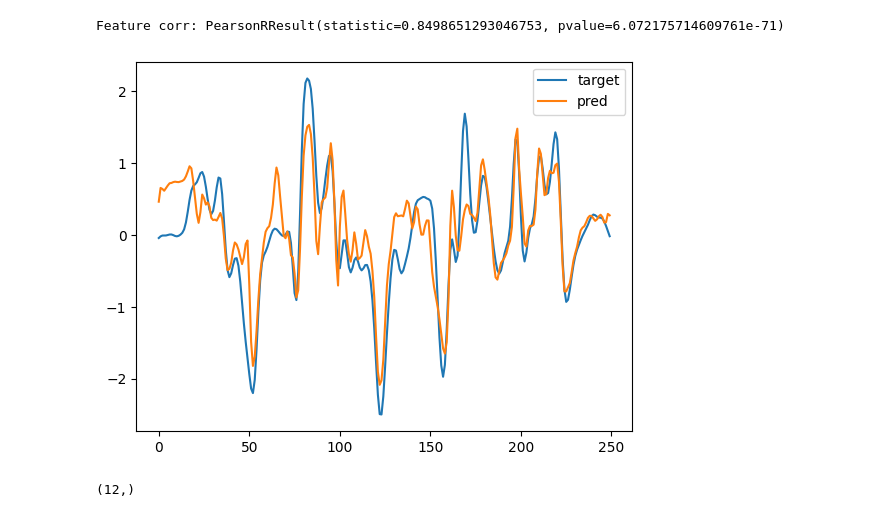
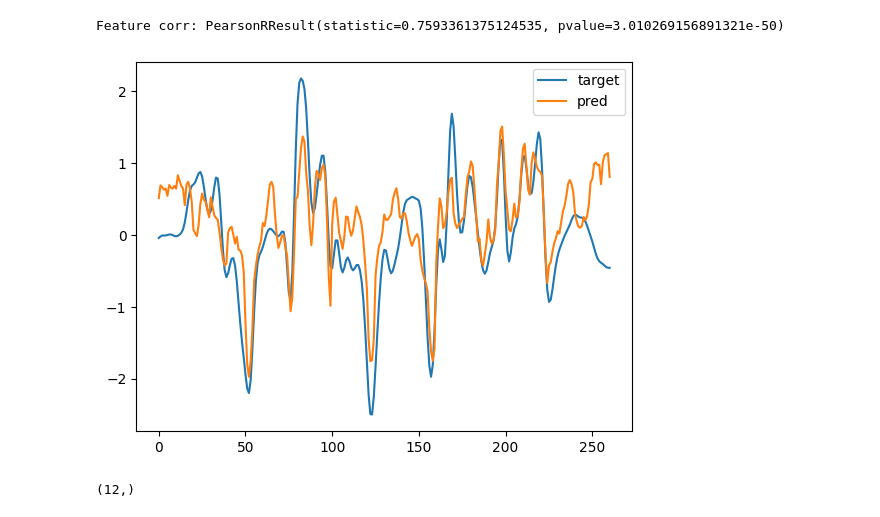
Before and after one commit to tejasprabhune/wav2avatar, a Jupyter notebook: wav2avatar/streaming/hifigan/hificar_correlations.ipynb, the cells around one changed output. Drawn from its saved outputs; the diff is of its cells as text; code cells hidden in the pictures.

```diff
--- a/wav2avatar/streaming/hifigan/hificar_correlations.ipynb
+++ b/wav2avatar/streaming/hifigan/hificar_correlations.ipynb
@@ -16 +19,14 @@ from wav2avatar.streaming.hifigan.hifigan_generator import HiFiGANGenerator
 device = 0
+# %%
+device = 0
+gen = HiFiGANGenerator(
+    in_channels=512,
+    out_channels=12,
+    ar_input=600,
+    use_tanh=False,
+    use_mlp_ar=False,
+    resblock_kernel_sizes=(3, 7, 11, 15, 19),
+    resblock_dilations=[(1, 3, 5), (1, 3, 5), (1, 3, 5), (1, 3, 5), (1, 3, 5)],
+                       ).to(device)
+
+gen.load_state_dict(torch.load('ckpts/hfcar_l1_noup_5res_noadv_90_0.84.pth')["gen_state_dict"])
@@ -117,0 +162,18 @@ true_ema = true_ema[:len(pred_ema)]
+# %%
+audio_file = "../../inversion/wav/mngu0_s1_1165.wav"
+ema_file = "../../inversion/ema/mngu0_s1_1165_gt.npy"
+
+audio, sr = torchaudio.load("../../inversion/wav/mngu0_s1_1165.wav")
+#audio, sr = torchaudio.load(audio_file)
+audio = torchaudio.functional.resample(
+    audio, orig_freq=sr, new_freq=16000
+)[0].unsqueeze(0)
+#audio = torch.concatenate([audio, audio], dim=1)
+#print(audio.shape)
+true_ema = np.load("../../inversion/ema/mngu0_s1_1165_gt.npy")
+true_ema = EMADataset.downsample_by_mean(true_ema, int(200 / 50))
+true_ema = EMADataset.butter_bandpass_filter(true_ema, 10, 50)
+mngu0_to_hprc(true_ema)
+#pred_ema = eval_audio(audio_file, forward=forwards[3])
+pred_ema = predict_audio(audio_file, forward=forwards[3])
+print(true_ema.shape, pred_ema.shape)
@@ -118,12 +198,13 @@ true_ema = true_ema[:len(pred_ema)]
 # %%
 feat_num = 5
-plt.plot(true_ema[:, feat_num], label="target")
-plt.plot(pred_ema[:, feat_num], label="pred")
+plot_len = min(len(pred_ema), len(true_ema))
+plt.plot(true_ema[:plot_len, feat_num], label="target")
+plt.plot(pred_ema[:plot_len, feat_num], label="pred")
 plt.legend()
-print("Feature corr:", scipy.stats.pearsonr(pred_ema[:len(pred_ema), feat_num], true_ema[:len(pred_ema), feat_num]))
+print("Feature corr:", scipy.stats.pearsonr(pred_ema[:plot_len, feat_num], true_ema[:plot_len, feat_num]))
 # %% [output]
-Feature corr: PearsonRResult(statistic=0.8498651293046753, pvalue=6.072175714609761e-71)
+Feature corr: PearsonRResult(statistic=0.7593361375124535, pvalue=3.010269156891321e-50)
-[figure, old version]
+[figure, new version]
 # %%
 parts = ["li", "ul", "ll", "tt", "tb", "td"]
 def get_flattened_range(arr, start, end):
```
Also changed, not shown: parts of 8 cells of this notebook.
